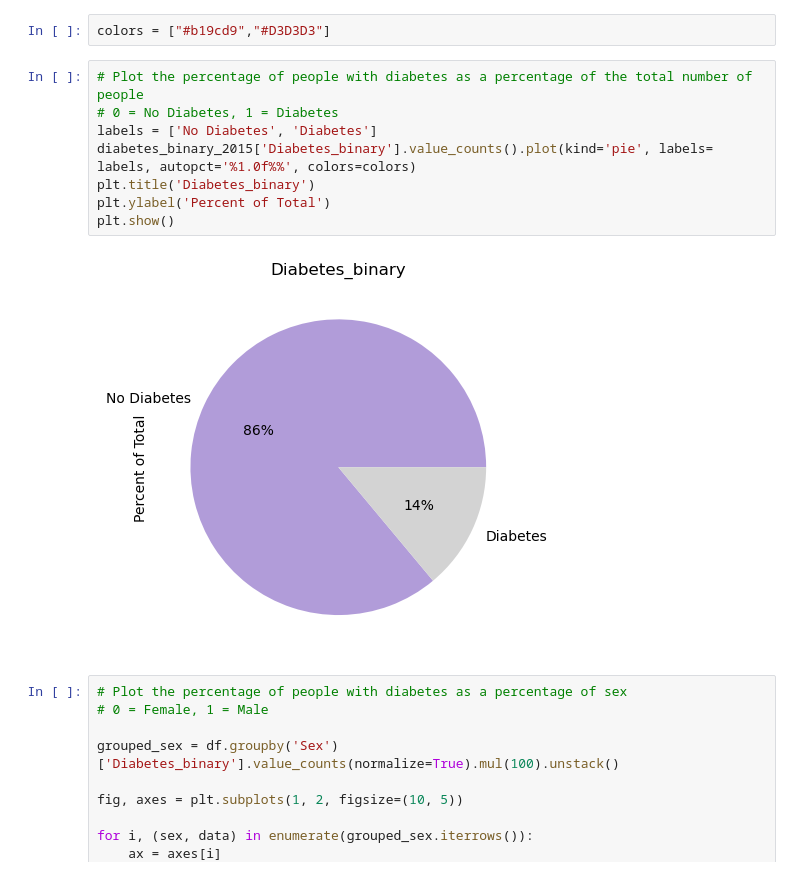
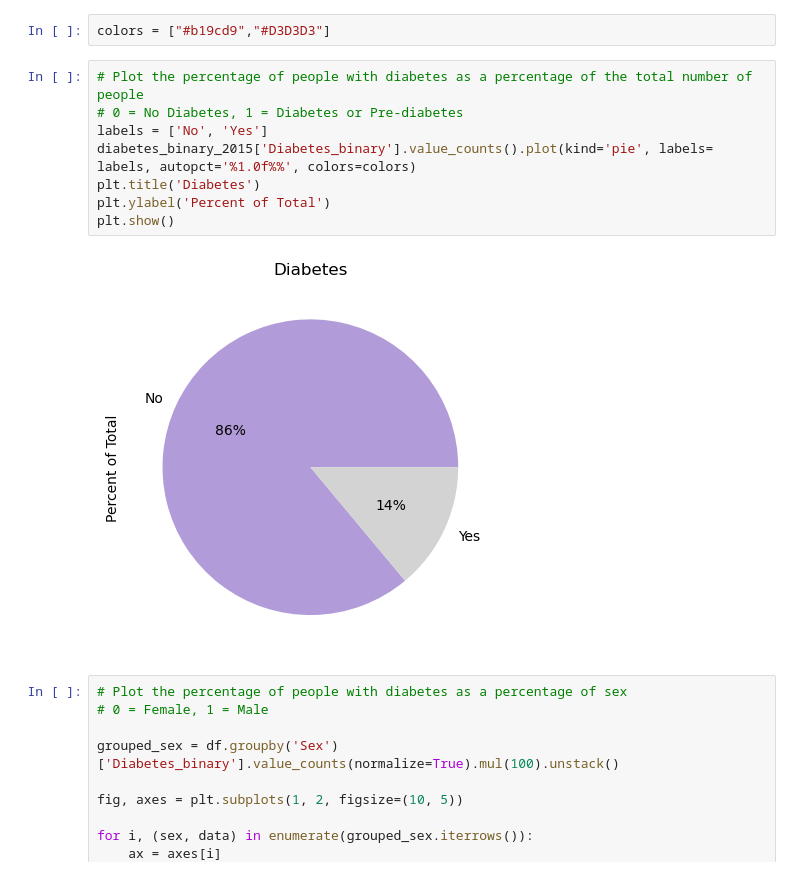
Before and after one commit to kkruel8100/Diabetes-Machine-Learning, a Jupyter notebook: plotting.ipynb, the cells around one changed output. Drawn from its saved outputs; the diff is of its cells as text.

```diff
--- a/plotting.ipynb
+++ b/plotting.ipynb
@@ -38,14 +38,14 @@ Index(['Diabetes_binary', 'HighBP', 'HighChol', 'CholCheck', 'BMI', 'Smoker',
 colors = ["#b19cd9","#D3D3D3"]
 # %%
 # Plot the percentage of people with diabetes as a percentage of the total number of people
-# 0 = No Diabetes, 1 = Diabetes
-labels = ['No Diabetes', 'Diabetes']
+# 0 = No Diabetes, 1 = Diabetes or Pre-diabetes
+labels = ['No', 'Yes']
 diabetes_binary_2015['Diabetes_binary'].value_counts().plot(kind='pie', labels= labels, autopct='%1.0f%%', colors=colors)
-plt.title('Diabetes_binary')
+plt.title('Diabetes')
 plt.ylabel('Percent of Total')
 plt.show()
 # %% [output]
-[figure, old version]
+[figure, new version]
 # %%
 # Plot the percentage of people with diabetes as a percentage of sex
 # 0 = Female, 1 = Male
```
Also changed, not shown: parts of 19 cells of this notebook.
